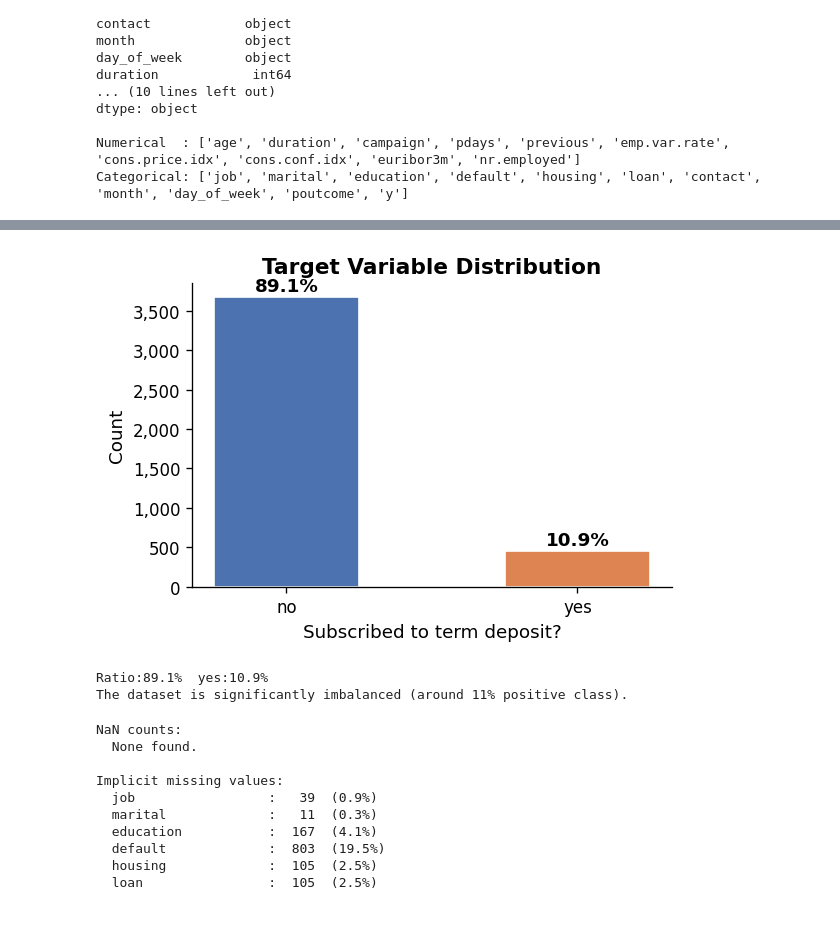
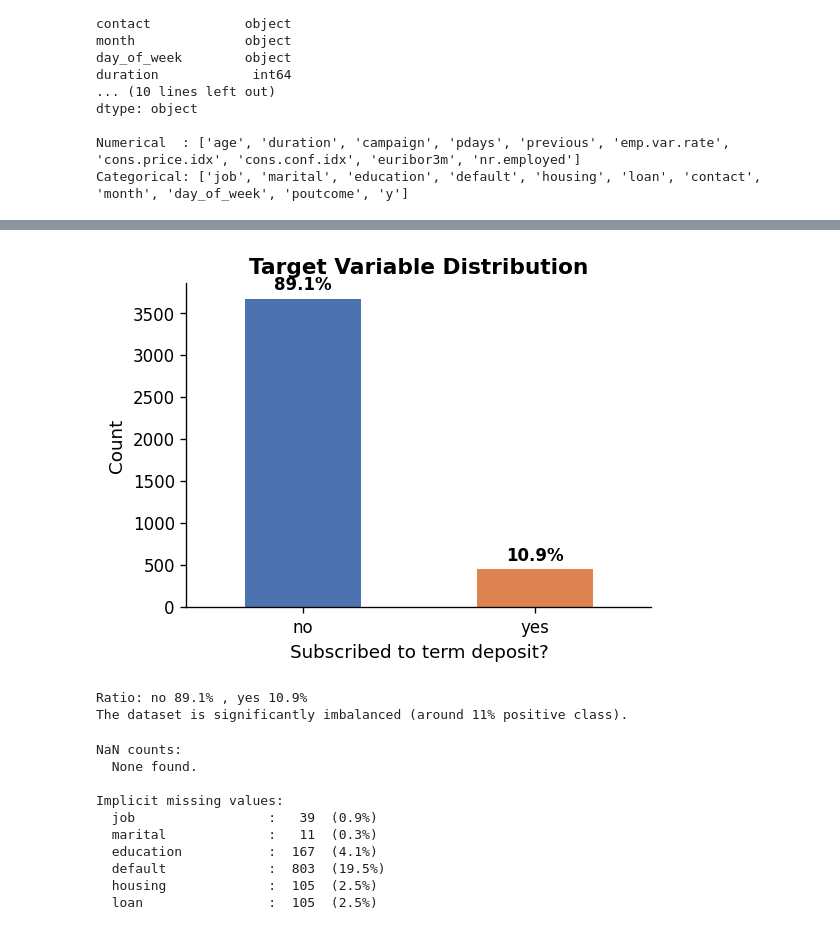
Before and after one commit to alex10020/ML-fundamentals-2026, a Jupyter notebook: assignment_1_Alexander_Glapiak.ipynb, the cells around one changed output, grey strips where cells are left out. Saved outputs shown, nothing was run; the diff lists cells and outputs as text; code cells hidden in the pictures.

```diff
--- a/assignment_1_Alexander_Glapiak.ipynb
+++ b/assignment_1_Alexander_Glapiak.ipynb
@@ -148,26 +130,28 @@ df.describe(include='all').T
 | nr.employed | 4119.0 | NaN | NaN | NaN | 5166.481695 | 73.667904 | 4963.6 | 5099.1 | 5191.0 | 5228.1 | 5228.1 |
 | y | 4119 | 2 | no | 3668 | NaN | NaN | NaN | NaN | NaN | NaN | NaN |
 # %%
-target_counts = df['y'].value_counts()
-target_pct    = df['y'].value_counts(normalize=True) * 100
+import matplotlib.pyplot as plt
 
-fig, ax = plt.subplots(figsize=(5, 3.5))
-bars = ax.bar(target_counts.index, target_counts.values,
-              color=PALETTE, edgecolor='white', width=0.5)
-for bar, pct in zip(bars, target_pct.values):
-    ax.text(bar.get_x() + bar.get_width()/2, bar.get_height() + 30,
-            f'{pct:.1f}%', ha='center', va='bottom', fontsize=11, fontweight='bold')
-ax.set_title('Target Variable Distribution', fontweight='bold')
-ax.set_xlabel('Subscribed to term deposit?')
-ax.set_ylabel('Count')
-ax.yaxis.set_major_formatter(mticker.FuncFormatter(lambda x, _: f'{int(x):,}'))
-plt.tight_layout()
+# Calculates percentages
+target_pct = df['y'].value_counts(normalize=True) * 100
+
+ax = df['y'].value_counts().plot(kind='bar', figsize=(5, 3.5), color=['#4C72B0', '#DD8452'])
+
+# Add labels
+ax.bar_label(ax.containers[0], labels=[f'{val:.1f}%' for val in target_pct], padding=3, fontweight='bold')
+
+# Aesthetics
+plt.title('Target Variable Distribution', fontweight='bold')
+plt.xlabel('Subscribed to term deposit?')
+plt.ylabel('Count')
+plt.xticks(rotation=0)
 plt.show()
-print(f'Ratio:{target_pct["no"]:.1f}%  yes:{target_pct["yes"]:.1f}%')
+
+print(f'Ratio: no {target_pct["no"]:.1f}% , yes {target_pct["yes"]:.1f}%')
 print('The dataset is significantly imbalanced (around 11% positive class).')
 # %% [output]
-[figure, old version]
+[figure, new version]
-Ratio:89.1%  yes:10.9%
+Ratio: no 89.1% , yes 10.9%
 The dataset is significantly imbalanced (around 11% positive class).
 # %%
 explicit_missing = df.isnull().sum()
```
Also changed, not shown: parts of 19 cells of this notebook.
